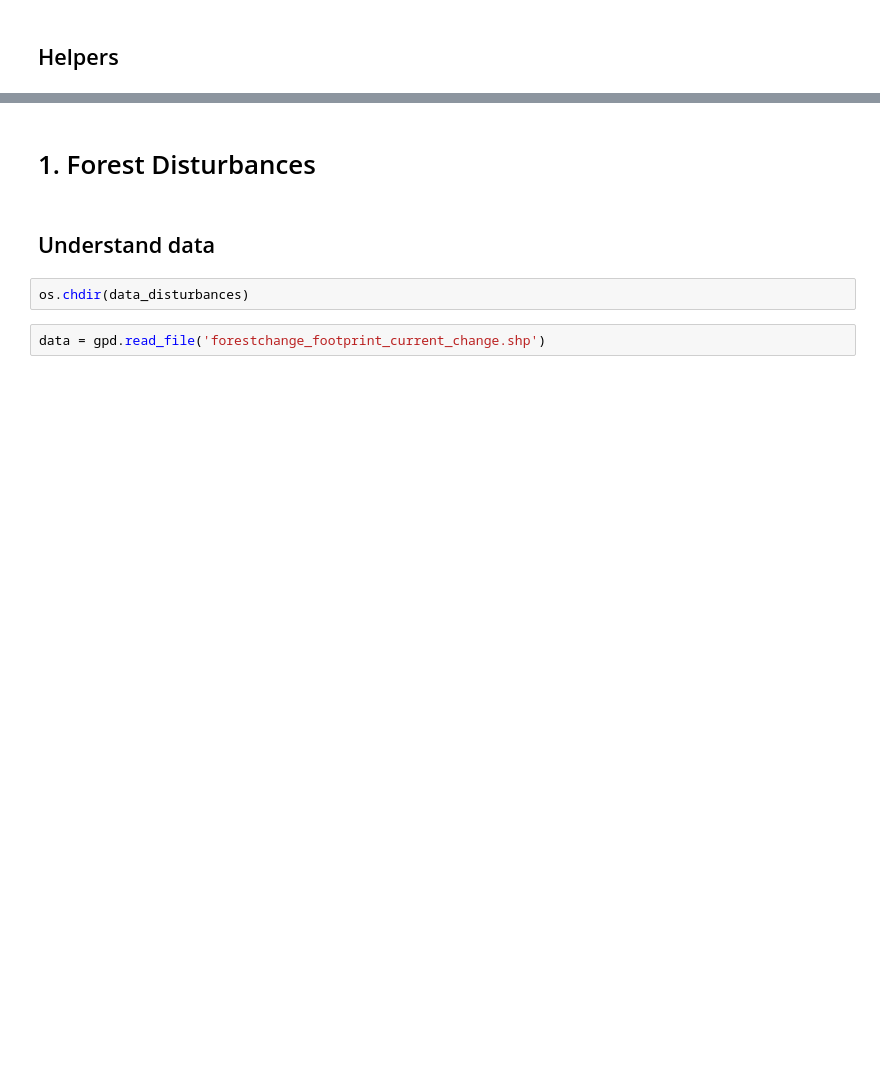
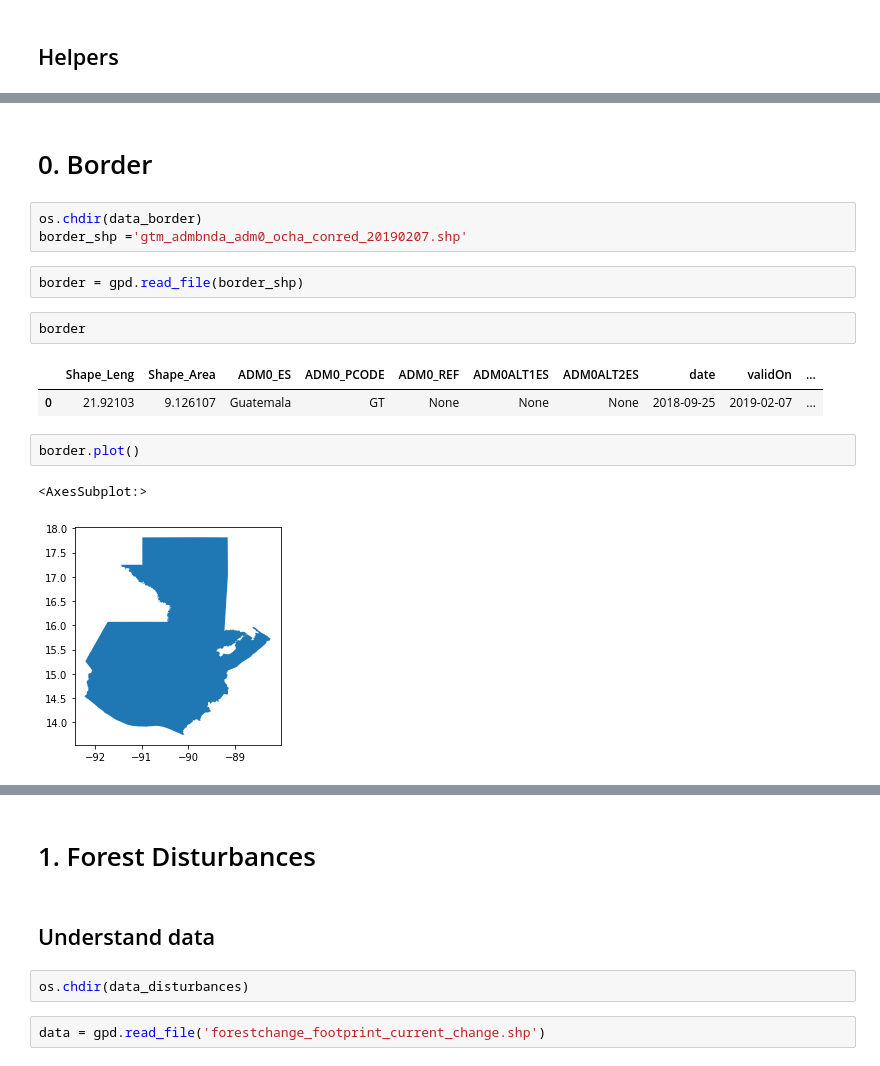
Before and after one commit to pantonar/forest_mind, a Jupyter notebook: analysis/EDA_pilot_guatemala.ipynb, the cells around one changed output, grey strips where cells are left out. Saved outputs shown, nothing was run; the diff lists cells and outputs as text; blank space fills up the shorter version.

```diff
--- a/analysis/EDA_pilot_guatemala.ipynb
+++ b/analysis/EDA_pilot_guatemala.ipynb
@@ -55,0 +98,17 @@ def distance_to_value(target_value, source, outfile):
+# %% [markdown]
+# 0. Border
+# %%
+os.chdir(data_border)
+border_shp ='gtm_admbnda_adm0_ocha_conred_20190207.shp'
+# %%
+border = gpd.read_file(border_shp)
+# %%
+border
+# %% [output]
+|  | Shape_Leng | Shape_Area | ADM0_ES | ADM0_PCODE | ADM0_REF | ADM0ALT1ES | ADM0ALT2ES | date | validOn | ... |
+| 0 | 21.92103 | 9.126107 | Guatemala | GT | None | None | None | 2018-09-25 | 2019-02-07 | ... |
+# %%
+border.plot()
+# %% [output]
+<AxesSubplot:>
+[figure, added]
```
Also changed, not shown: parts of 92 cells of this notebook.
